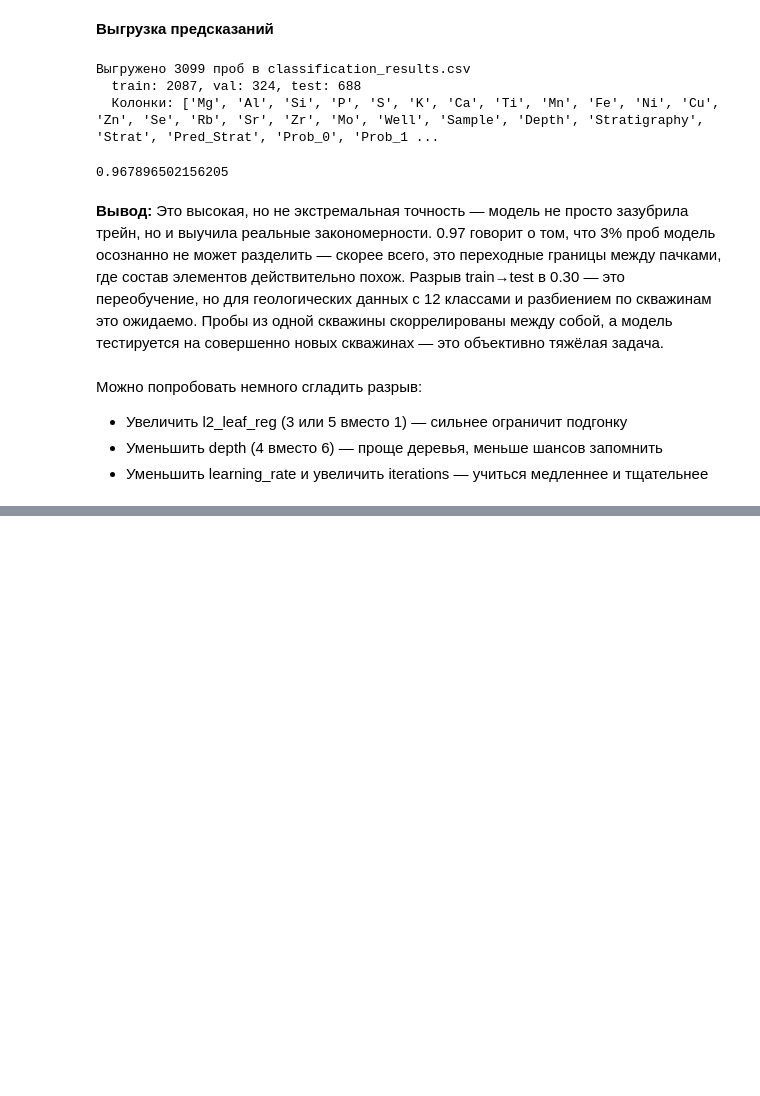
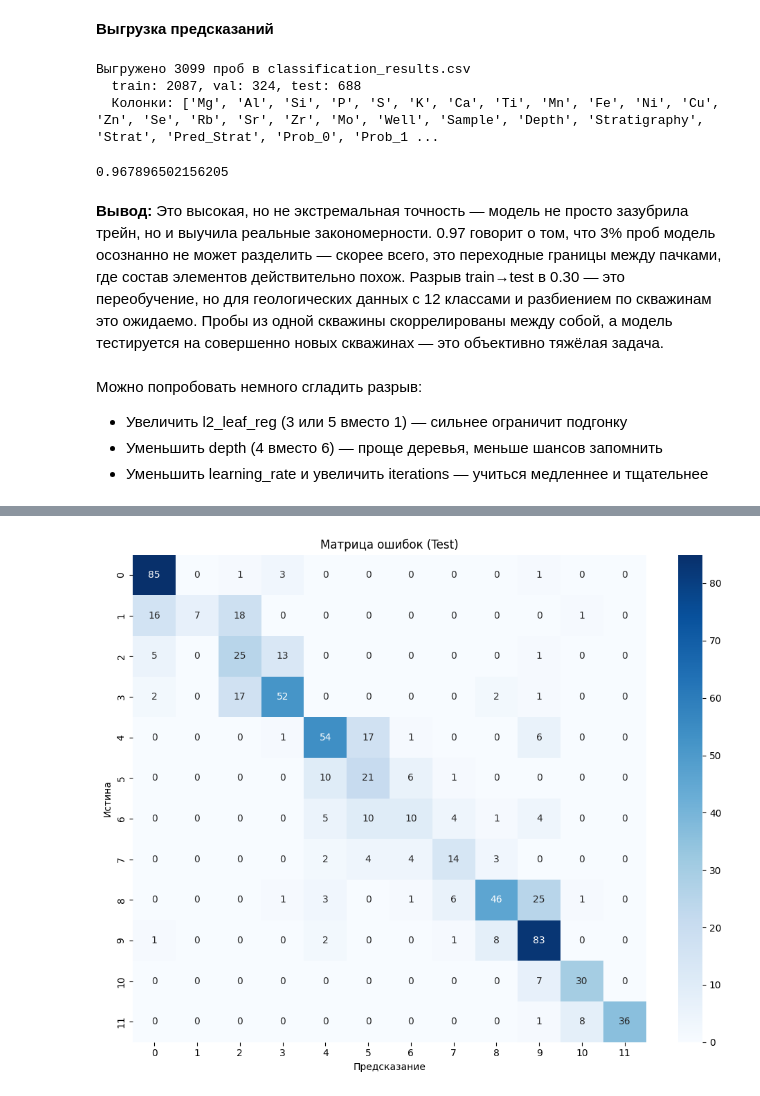
Before and after one commit to MariaSmirnovaDS/ML_for_geochemistry, a Jupyter notebook: EDA_GBoost_v1.ipynb, the cells around one changed output, grey strips where cells are left out. Drawn from its saved outputs; the diff is of its cells as text; code cells hidden in the pictures; blank space fills up the shorter version.

Commit message:
Подбор гиперпараметров, борьба с переобучением. CatBoost на керновых данных

```diff
--- a/EDA_GBoost_v1.ipynb
+++ b/EDA_GBoost_v1.ipynb
@@ -548,0 +552,79 @@ print((train['Strat'] == best_model.predict(train[elements]).ravel()).mean())
+# %%
+from catboost import CatBoostClassifier
+from sklearn.metrics import classification_report, confusion_matrix
+import matplotlib.pyplot as plt
+import seaborn as sns
+
+X_train, y_train = train[elements], train['Strat']
+X_val, y_val     = val[elements], val['Strat']
+X_test, y_test   = test[elements], test['Strat']
+
+# Модель с подбором параметров через сетку
+from sklearn.model_selection import ParameterGrid
+
+param_grid = {
+    'depth': [2, 3, 4, 5, 6, 7, 8],
+    'learning_rate': [0.01, 0.02, 0.03, 0.05, 0.07, 0.1, 0.15, 0.2, 0.3, 0.5],
+    'iterations': [1000],
+}
+
+best_score = 0
+best_params = {}
+best_model = None
+
+for params in ParameterGrid(param_grid):
+    model = CatBoostClassifier(
+        **params,
+        loss_function='MultiClass',
+        eval_metric='TotalF1',
+        random_seed=42,
+        verbose=0,
+        early_stopping_rounds=50
+    )
+    model.fit(X_train, y_train, eval_set=(X_val, y_val), use_best_model=True)
+
+    # F1 macro на val
+    from sklearn.metrics import f1_score
+    y_val_pred = model.predict(X_val)
+    score = f1_score(y_val, y_val_pred, average='macro')
+
+    if score > best_score:
+        best_score = score
+        best_params = params
+        best_model = model
+        print(f"Новый лучший: F1_macro={score:.4f}, params={params}")
+
+print(f"\nЛучшие параметры: {best_params}")
+print(f"Лучший F1 macro на val: {best_score:.4f}")
+
+print(f"F1 на train: {f1_score(y_train, model.predict(X_train), average='macro'):.4f}")
+
+# Финальная оценка на test
+y_pred = best_model.predict(X_test)
+
+# F1 по каждому классу + суммарные (macro и weighted)
+print("\nClassification Report (Test)")
+print(classification_report(y_test, y_pred, digits=4))
+
+# Матрица ошибок
+plt.figure(figsize=(10, 8))
+cm = confusion_matrix(y_test, y_pred)
+sns.heatmap(cm, annot=True, fmt='d', cmap='Blues',
+            xticklabels=range(12), yticklabels=range(12))
+plt.xlabel('Предсказание')
+plt.ylabel('Истина')
+plt.title('Матрица ошибок (Test)')
+plt.tight_layout()
+plt.show()
+
+# Важность признаков
+importance = best_model.get_feature_importance()
+feat_imp = sorted(zip(elements, importance), key=lambda x: x[1], reverse=True)
+
+plt.figure(figsize=(8, 6))
+sns.barplot(x=[f[1] for f in feat_imp], y=[f[0] for f in feat_imp], palette='viridis')
+plt.xlabel('Важность')
+plt.title('Важность признаков')
+plt.tight_layout()
+plt.show()
+# %% [output]
@@ -548,0 +648 @@ print((train['Strat'] == best_model.predict(train[elements]).ravel()).mean())
+[figure, added]
```
Also changed, not shown: parts of 11 cells of this notebook, 1 other file.
